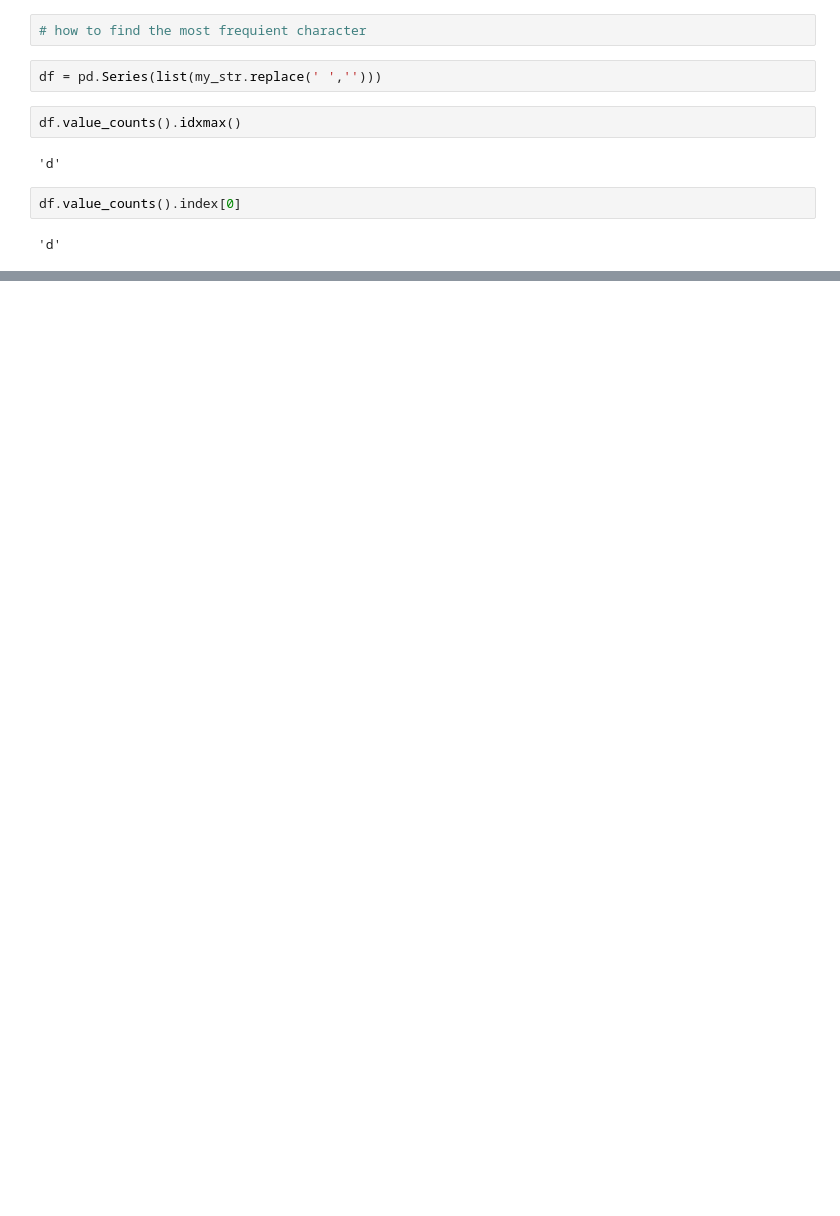
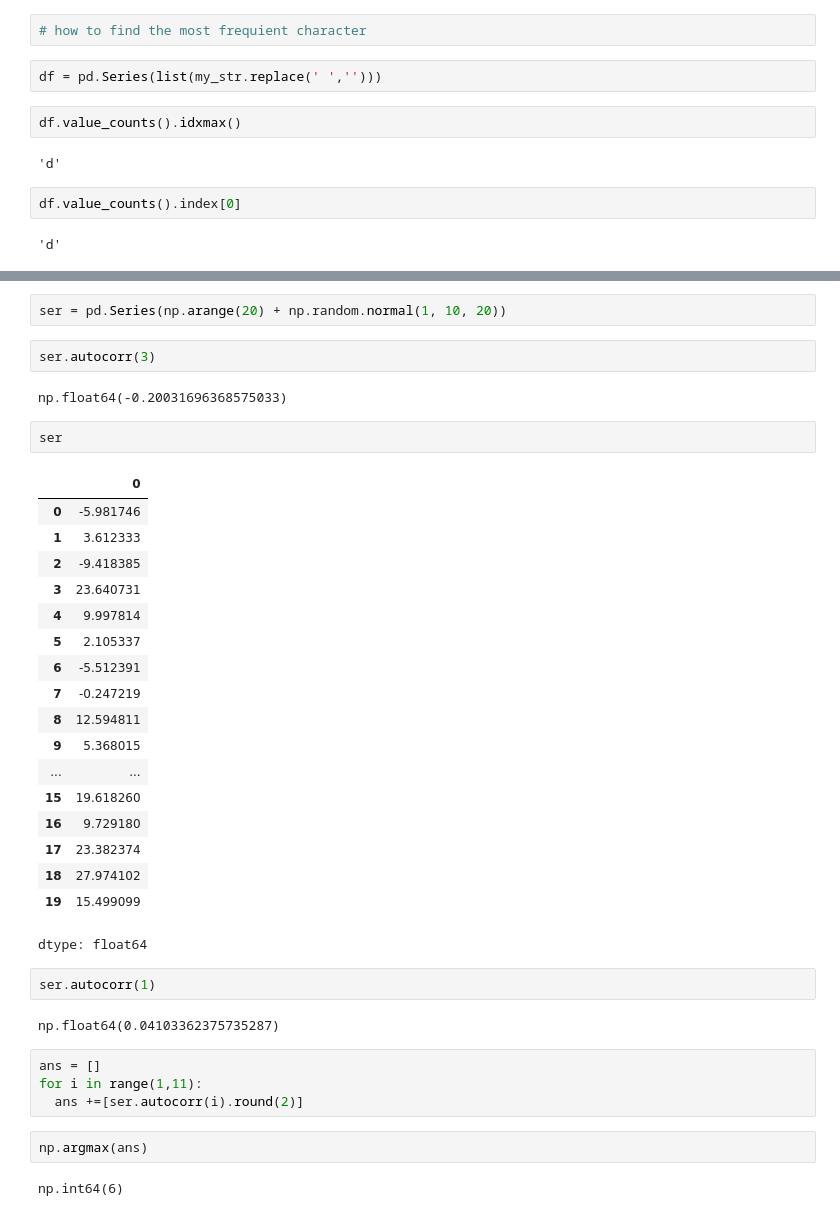
Before and after one commit to rushielevates/ML-DL-practice, a Jupyter notebook: Pandas.ipynb, the cells around one changed output, grey strips where cells are left out. Drawn from its saved outputs; the diff is of its cells as text; blank space fills up the shorter version.

```diff
--- a/Pandas.ipynb
+++ b/Pandas.ipynb
@@ -1108,0 +1241,39 @@ df.value_counts().index[0]
+# %%
+ser = pd.Series(np.arange(20) + np.random.normal(1, 10, 20))
+# %%
+ser.autocorr(3)
+# %% [output]
+np.float64(-0.20031696368575033)
+# %%
+ser
+# %% [output]
+|  | 0 |
+| 0 | -5.981746 |
+| 1 | 3.612333 |
+| 2 | -9.418385 |
+| 3 | 23.640731 |
+| 4 | 9.997814 |
+| 5 | 2.105337 |
+| 6 | -5.512391 |
+| 7 | -0.247219 |
+| 8 | 12.594811 |
+| 9 | 5.368015 |
+| ... | ... |
+| 15 | 19.618260 |
+| 16 | 9.729180 |
+| 17 | 23.382374 |
+| 18 | 27.974102 |
+| 19 | 15.499099 |
+dtype: float64
+# %%
+ser.autocorr(1)
+# %% [output]
+np.float64(0.04103362375735287)
+# %%
+ans = []
+for i in range(1,11):
+  ans +=[ser.autocorr(i).round(2)]
+# %%
+np.argmax(ans)
+# %% [output]
+np.int64(6)
```
Also changed, not shown: parts of 27 cells of this notebook.
